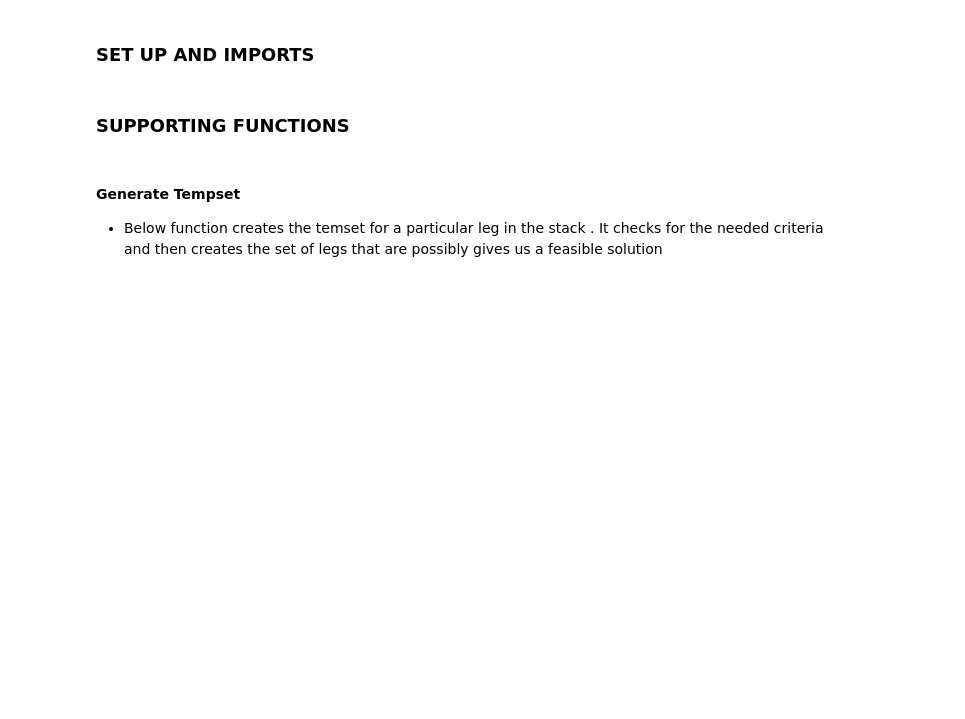
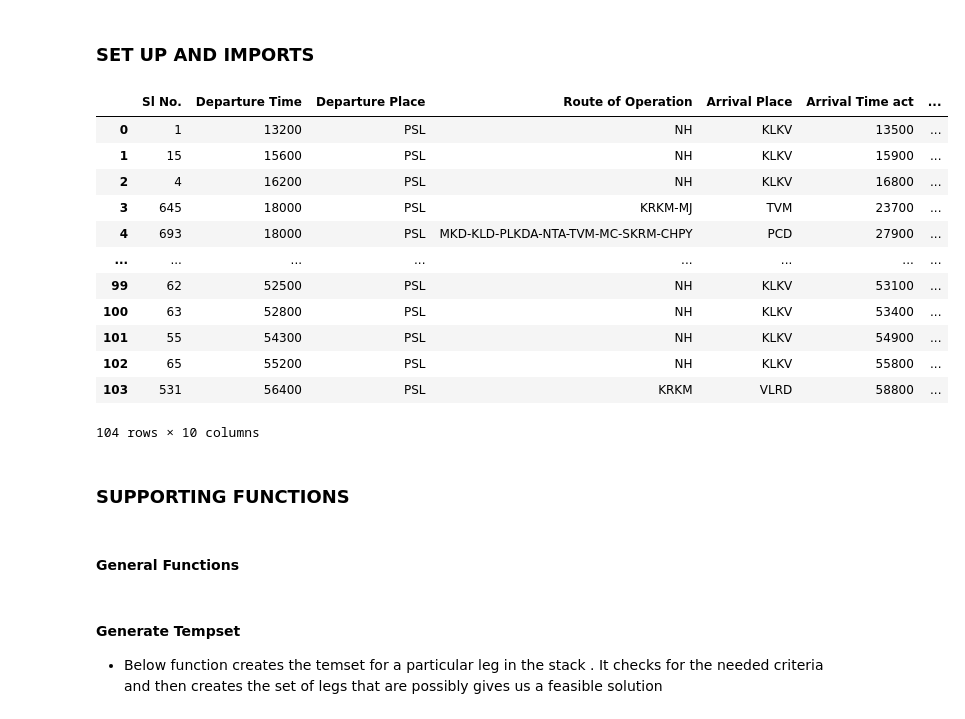
Before and after one commit to vimalbabu2229/natpac, a Jupyter notebook: scheduling.ipynb, the cells around one changed output. Cells and saved outputs as stored; diff of their text form; code cells hidden in the pictures; blank space fills up the shorter version.

```diff
--- a/scheduling.ipynb
+++ b/scheduling.ipynb
@@ -20,34 +20,56 @@ import time
 df = pd.read_excel('dataset/processed/psl.xlsx').reset_index(drop=True)
 
 # Adding the Terminal Gap and Duty only for processing
 df['Terminal Gap'] = [0] * len(df)
 df['Duty'] = [0] * len(df)
 
 START_PLACE = 'PSL'
 #start_legs contain the legs with departure place as start_place
 start_legs = df[df['Departure Place'] == START_PLACE].sort_values('Departure Time', ascending=True)
 start_legs.reset_index(drop=True,inplace=True)
+# setting the initial running time of start legs as its running time itself
+start_legs['Duty'] = start_legs['Running Time']
 #main_legs contains all other legs
 # main_legs = df[df['Departure Place'] != START_PLACE]
 # MIN_DUTY = 27000 #setting the minimum duty as 7:00 hrs
-MIN_DUTY = 27000 #setting the minimum duty as 7:00 hrs
+MIN_DUTY = 7 * 3600 #setting the minimum duty as 7:00 hrs + 15min sign in  and 15 min sign out = 07:30 hrs
 # The ideal duty is 7:30 hrs with a 15 min break at the start and end . Then total 8:00
 # MAX_DUTY = 30600 # setting the maximum duty as 8:30 hrs
-MAX_DUTY = 36000 # setting the maximum duty as 10:00 hrs
+MAX_DUTY = 9 * 3600  # setting the maximum duty as 09:00 hrs + 15min sign in  and 15 min sign out = 09:30 hrs
+MAX_SPREAD_OVER = 43200 # setting maximum spread over to 12 hrs
+
 MIN_TERMINAL_GAP = 300
 MAX_TERMINAL_GAP = 900
 
 BREAK = 1800 # break time of 30 min to avoid 5hrs continuous working
 IS_BREAK = False # setting the break status as false by default
 
 MAX_SPLIT = 3600 # Setting the maximum split time as 60 min
 MIN_TEMPSET_SIZE = 2 # define the minimum number of legs in a temp_set
 
 
+
 # FOR THE PURPOSE OF MEASURING THE PERFORMANCE
 success = 0 # Not necessary , just to count the number of start legs taken
 trips_count = 0 # count the number of trips
 exe_generateTempSet  = 0
 exe_popTempSet  = 0
+start_legs
+# %% [output]
+|  | Sl No. | Departure Time | Departure Place | Route of Operation | Arrival Place | Arrival Time act | ... |
+| 0 | 1 | 13200 | PSL | NH | KLKV | 13500 | ... |
+| 1 | 15 | 15600 | PSL | NH | KLKV | 15900 | ... |
+| 2 | 4 | 16200 | PSL | NH | KLKV | 16800 | ... |
+| 3 | 645 | 18000 | PSL | KRKM-MJ | TVM | 23700 | ... |
+| 4 | 693 | 18000 | PSL | MKD-KLD-PLKDA-NTA-TVM-MC-SKRM-CHPY | PCD | 27900 | ... |
+| ... | ... | ... | ... | ... | ... | ... | ... |
+| 99 | 62 | 52500 | PSL | NH | KLKV | 53100 | ... |
+| 100 | 63 | 52800 | PSL | NH | KLKV | 53400 | ... |
+| 101 | 55 | 54300 | PSL | NH | KLKV | 54900 | ... |
+| 102 | 65 | 55200 | PSL | NH | KLKV | 55800 | ... |
+| 103 | 531 | 56400 | PSL | KRKM | VLRD | 58800 | ... |
+104 rows × 10 columns
 # %% [markdown]
 ### SUPPORTING FUNCTIONS
+# %% [markdown]
+#### General Functions
```
Also changed, not shown: parts of 11 cells of this notebook.
